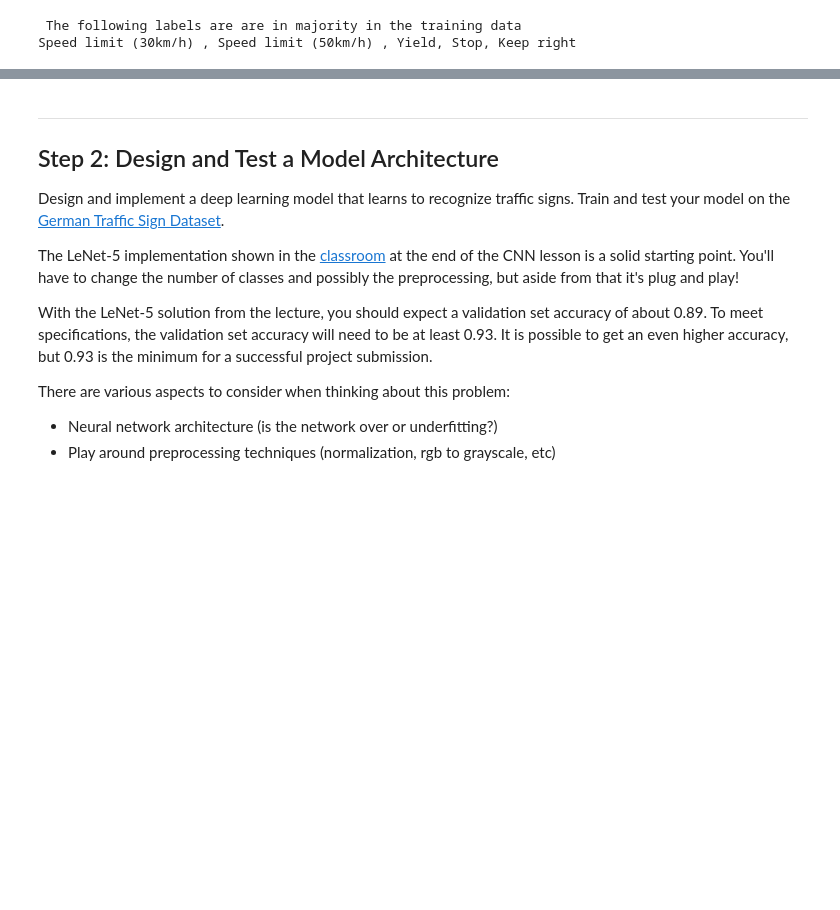
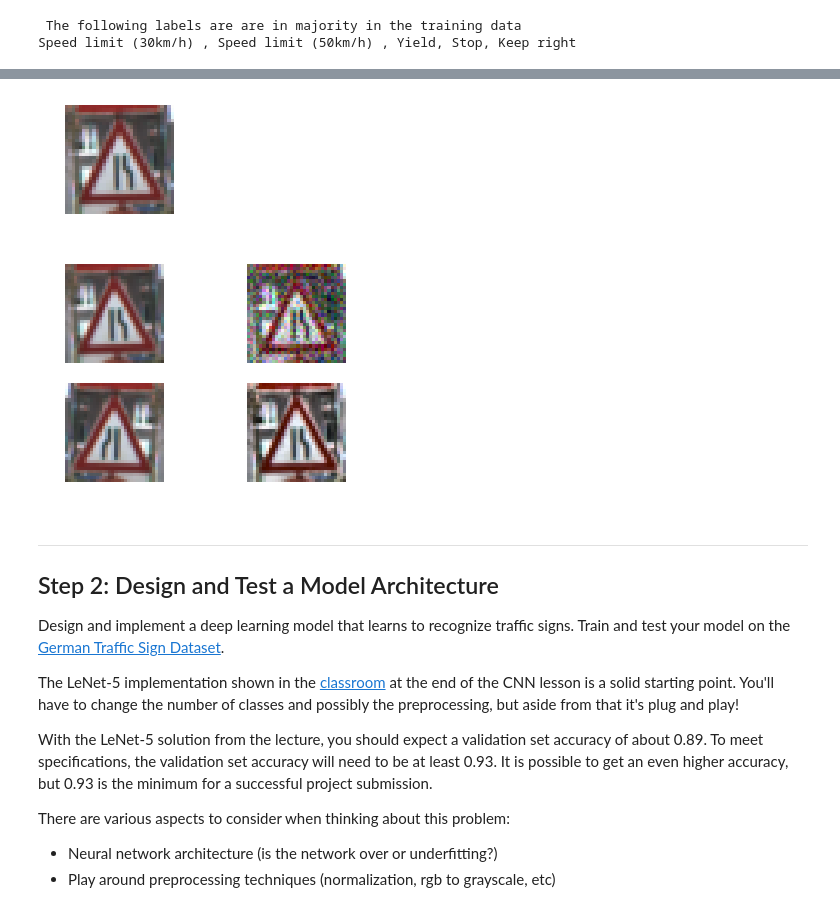
Before and after one commit to himakiran/CarND-Traffic-Sign-Classifier-Project, a Jupyter notebook: Traffic_Sign_Classifier.ipynb, the cells around one changed output, grey strips where cells are left out. Saved outputs shown, nothing was run; the diff lists cells and outputs as text; code cells hidden in the pictures; blank space fills up the shorter version.

```diff
--- a/Traffic_Sign_Classifier.ipynb
+++ b/Traffic_Sign_Classifier.ipynb
@@ -185,0 +211,70 @@ axarr[4].imshow(image4);
+# %%
+# Augmenting the training data
+# https://medium.com/@thimblot/data-augmentation-boost-your-image-dataset-with-few-lines-of-python-155c2dc1baec
+import random
+from scipy import ndarray
+import skimage as sk
+from skimage import transform
+from skimage import util
+import cv2
+
+def AbsNorm(image, a=-.5, b=0.5, col_min=0, col_max=255) :
+    return (image-col_min)*(b-a)/(col_max-col_min)
+
+def random_rotation(img):
+    # pick a random degree of rotation between 20% on the left and 20% on the right
+    random_deg = random.uniform(-20, 20)
+    return sk.transform.rotate(img, random_deg)
+
+def random_noise(img):
+    # add random noise to the image
+    return sk.util.random_noise(img)
+
+def horizontal_flip(img):
+    # horizontal flip
+    return img[:, ::-1]
+
+def contrast_norm(image) :
+    # convert to  lab colorspace
+    image=image.astype(np.uint8)
+    lab= cv2.cvtColor(image, cv2.COLOR_BGR2LAB)
+    # apply adative histogram equalization
+    l = lab[:,:,0]
+    clahe = cv2.createCLAHE(clipLimit=5.0, tileGridSize=(4,4))
+    cl = clahe.apply(l)
+    lab[:,:,0] = cl
+    # convert back to RGB and scale values
+    img =  cv2.cvtColor(lab, cv2.COLOR_LAB2BGR)
+    new_img = np.zeros(image.shape)
+    for i in range(3) :
+        new_img[:,:,i] = AbsNorm(img[:,:,i])
+    return new_img
+
+def random_transform(img) :
+    new_img = img
+    transform_list = [random_rotation, random_noise, horizontal_flip, contrast_norm]
+    random.shuffle(transform_list)
+    for transform in transform_list :
+        new_img = transform(new_img)
+    return new_img
+
+# Checking each transform
+transform_list = [random_rotation,random_noise,horizontal_flip,contrast_norm]
+j = 10852
+i=0
+k=0
+img = X_train[j]
+plt.figure(figsize=(2, 2));
+plt.imshow(img)
+plt.axis('off')
+fig,ax = plt.subplots(2,2)
+for each in transform_list:
+    ax[i][k].imshow(each(img))
+    ax[i][k].axis('off')
+    k+=1
+    if(k==2):
+        i+=1
+        k=0
+# %% [output]
+[figure, added]
+[figure, added]
```
Also changed, not shown: parts of 13 cells of this notebook.
